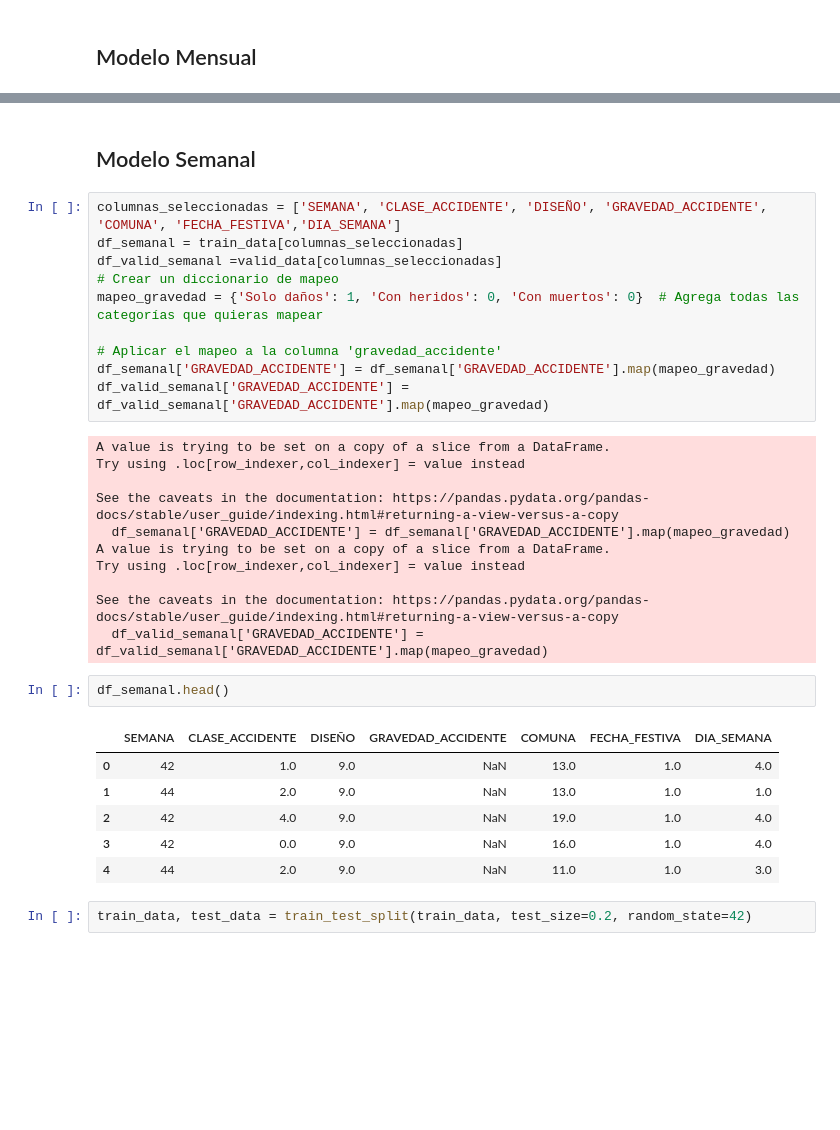
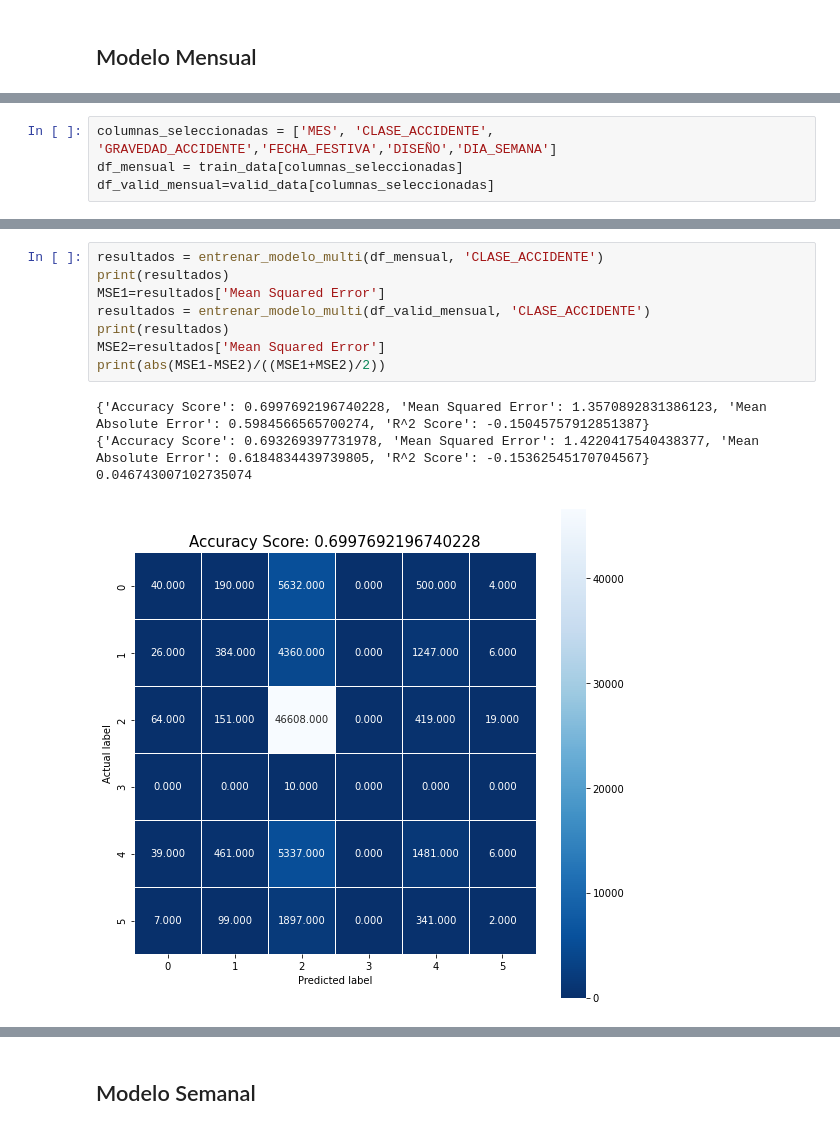
Before and after one commit to dgilrua/proyecto2-analitica, a Jupyter notebook: main.ipynb, the cells around one changed output, grey strips where cells are left out. Drawn from its saved outputs; the diff is of its cells as text; blank space fills up the shorter version.

```diff
--- a/main.ipynb
+++ b/main.ipynb
@@ -773,0 +759,4 @@ plt.show()
+# %%
+columnas_seleccionadas = ['MES', 'CLASE_ACCIDENTE', 'GRAVEDAD_ACCIDENTE','FECHA_FESTIVA','DISEÑO','DIA_SEMANA']
+df_mensual = train_data[columnas_seleccionadas]
+df_valid_mensual=valid_data[columnas_seleccionadas]
@@ -773,0 +772,13 @@ plt.show()
+# %%
+resultados = entrenar_modelo_multi(df_mensual, 'CLASE_ACCIDENTE')
+print(resultados)
+MSE1=resultados['Mean Squared Error']
+resultados = entrenar_modelo_multi(df_valid_mensual, 'CLASE_ACCIDENTE')
+print(resultados)
+MSE2=resultados['Mean Squared Error']
+print(abs(MSE1-MSE2)/((MSE1+MSE2)/2))
+# %% [output]
+{'Accuracy Score': 0.6997692196740228, 'Mean Squared Error': 1.3570892831386123, 'Mean Absolute Error': 0.5984566565700274, 'R^2 Score': -0.15045757912851387}
+{'Accuracy Score': 0.693269397731978, 'Mean Squared Error': 1.4220417540438377, 'Mean Absolute Error': 0.6184834439739805, 'R^2 Score': -0.15362545170704567}
+0.046743007102735074
+[figure, added]
@@ -774,34 +786,2 @@ plt.show()
 # %% [markdown]
 ## Modelo Semanal
-# %%
-columnas_seleccionadas = ['SEMANA', 'CLASE_ACCIDENTE', 'DISEÑO', 'GRAVEDAD_ACCIDENTE', 'COMUNA', 'FECHA_FESTIVA','DIA_SEMANA']
-df_semanal = train_data[columnas_seleccionadas]
-df_valid_semanal =valid_data[columnas_seleccionadas]
-# Crear un diccionario de mapeo
-mapeo_gravedad = {'Solo daños': 1, 'Con heridos': 0, 'Con muertos': 0}  # Agrega todas las categorías que quieras mapear
-
-# Aplicar el mapeo a la columna 'gravedad_accidente'
-df_semanal['GRAVEDAD_ACCIDENTE'] = df_semanal['GRAVEDAD_ACCIDENTE'].map(mapeo_gravedad)
-df_valid_semanal['GRAVEDAD_ACCIDENTE'] = df_valid_semanal['GRAVEDAD_ACCIDENTE'].map(mapeo_gravedad)
-# %% [output]
-A value is trying to be set on a copy of a slice from a DataFrame.
-Try using .loc[row_indexer,col_indexer] = value instead
-
-See the caveats in the documentation: https://pandas.pydata.org/pandas-docs/stable/user_guide/indexing.html#returning-a-view-versus-a-copy
-  df_semanal['GRAVEDAD_ACCIDENTE'] = df_semanal['GRAVEDAD_ACCIDENTE'].map(mapeo_gravedad)
-A value is trying to be set on a copy of a slice from a DataFrame.
-Try using .loc[row_indexer,col_indexer] = value instead
-
-See the caveats in the documentation: https://pandas.pydata.org/pandas-docs/stable/user_guide/indexing.html#returning-a-view-versus-a-copy
-  df_valid_semanal['GRAVEDAD_ACCIDENTE'] = df_valid_semanal['GRAVEDAD_ACCIDENTE'].map(mapeo_gravedad)
-# %%
-df_semanal.head()
-# %% [output]
-|  | SEMANA | CLASE_ACCIDENTE | DISEÑO | GRAVEDAD_ACCIDENTE | COMUNA | FECHA_FESTIVA | DIA_SEMANA |
-| 0 | 42 | 1.0 | 9.0 | NaN | 13.0 | 1.0 | 4.0 |
-| 1 | 44 | 2.0 | 9.0 | NaN | 13.0 | 1.0 | 1.0 |
-| 2 | 42 | 4.0 | 9.0 | NaN | 19.0 | 1.0 | 4.0 |
-| 3 | 42 | 0.0 | 9.0 | NaN | 16.0 | 1.0 | 4.0 |
-| 4 | 44 | 2.0 | 9.0 | NaN | 11.0 | 1.0 | 3.0 |
-# %%
-train_data, test_data = train_test_split(train_data, test_size=0.2, random_state=42)
```
Also changed, not shown: parts of 23 cells of this notebook.
